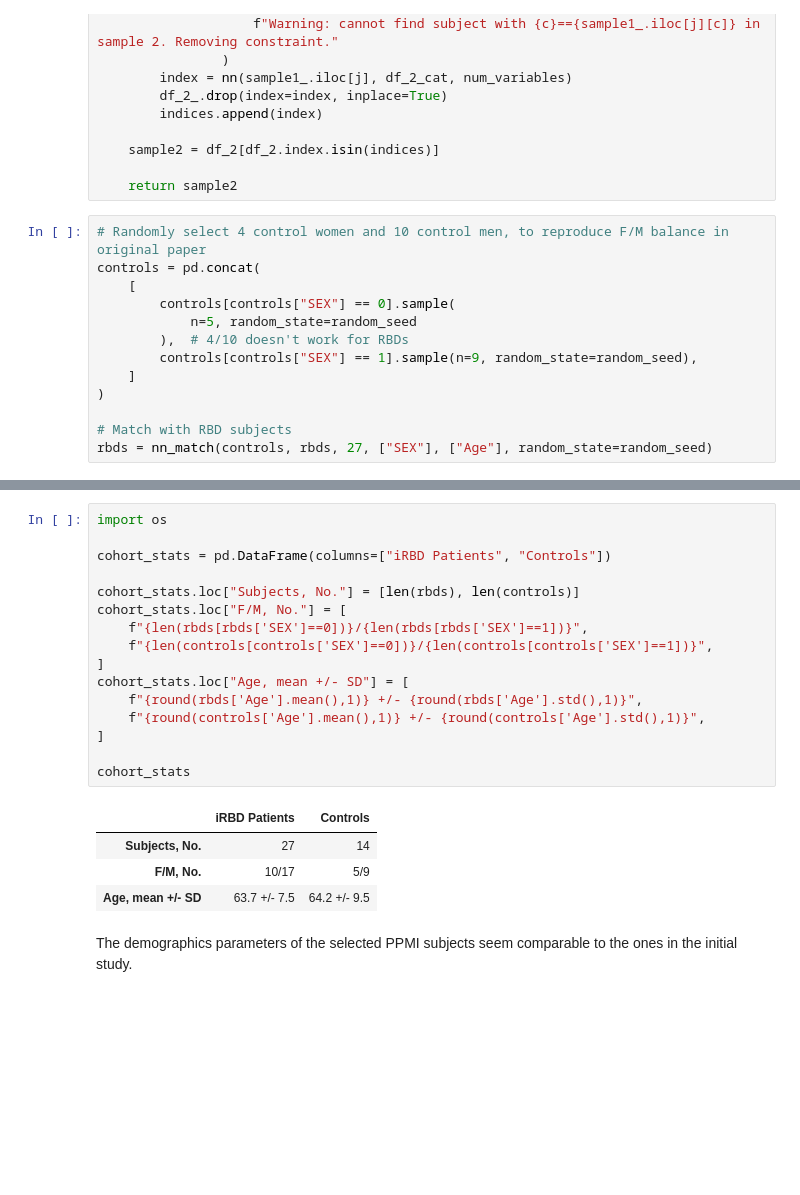
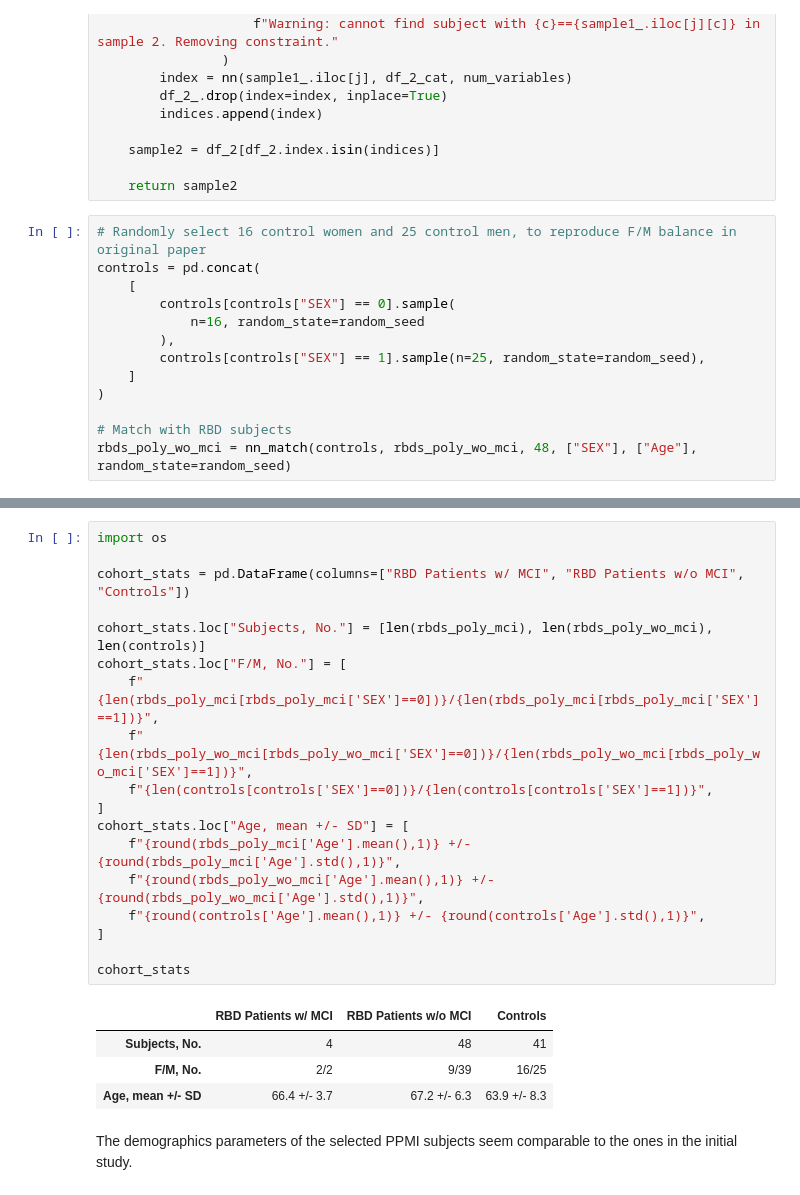
Before and after one commit to LivingPark-MRI/rahayel-etal, a Jupyter notebook: rahayel-etal.ipynb, the cells around one changed output, grey strips where cells are left out. Cells and saved outputs as stored; diff of their text form; blank space fills up the shorter version.

Commit message:
Cohort replication complete, updated ppmi downloader and livingpark utils version

```diff
--- a/rahayel-etal.ipynb
+++ b/rahayel-etal.ipynb
@@ -408,15 +420,15 @@ def nn_match(sample1, df_2, n2, cat_variables, num_variables, random_state=rando
 
     return sample2
 # %%
-# Randomly select 4 control women and 10 control men, to reproduce F/M balance in original paper
+# Randomly select 16 control women and 25 control men, to reproduce F/M balance in original paper
 controls = pd.concat(
     [
         controls[controls["SEX"] == 0].sample(
-            n=5, random_state=random_seed
-        ),  # 4/10 doesn't work for RBDs
-        controls[controls["SEX"] == 1].sample(n=9, random_state=random_seed),
+            n=16, random_state=random_seed
+        ),
+        controls[controls["SEX"] == 1].sample(n=25, random_state=random_seed),
     ]
 )
 
 # Match with RBD subjects
-rbds = nn_match(controls, rbds, 27, ["SEX"], ["Age"], random_state=random_seed)
+rbds_poly_wo_mci = nn_match(controls, rbds_poly_wo_mci, 48, ["SEX"], ["Age"], random_state=random_seed)
@@ -423,24 +450,26 @@ rbds = nn_match(controls, rbds, 27, ["SEX"], ["Age"], random_state=random_seed)
 # %%
 import os
 
-cohort_stats = pd.DataFrame(columns=["iRBD Patients", "Controls"])
+cohort_stats = pd.DataFrame(columns=["RBD Patients w/ MCI", "RBD Patients w/o MCI", "Controls"])
 
-cohort_stats.loc["Subjects, No."] = [len(rbds), len(controls)]
+cohort_stats.loc["Subjects, No."] = [len(rbds_poly_mci), len(rbds_poly_wo_mci), len(controls)]
 cohort_stats.loc["F/M, No."] = [
-    f"{len(rbds[rbds['SEX']==0])}/{len(rbds[rbds['SEX']==1])}",
+    f"{len(rbds_poly_mci[rbds_poly_mci['SEX']==0])}/{len(rbds_poly_mci[rbds_poly_mci['SEX']==1])}",
+    f"{len(rbds_poly_wo_mci[rbds_poly_wo_mci['SEX']==0])}/{len(rbds_poly_wo_mci[rbds_poly_wo_mci['SEX']==1])}",
     f"{len(controls[controls['SEX']==0])}/{len(controls[controls['SEX']==1])}",
 ]
 cohort_stats.loc["Age, mean +/- SD"] = [
-    f"{round(rbds['Age'].mean(),1)} +/- {round(rbds['Age'].std(),1)}",
+    f"{round(rbds_poly_mci['Age'].mean(),1)} +/- {round(rbds_poly_mci['Age'].std(),1)}",
+    f"{round(rbds_poly_wo_mci['Age'].mean(),1)} +/- {round(rbds_poly_wo_mci['Age'].std(),1)}",
     f"{round(controls['Age'].mean(),1)} +/- {round(controls['Age'].std(),1)}",
 ]
 
 cohort_stats
 # %% [output]
-|  | iRBD Patients | Controls |
-| Subjects, No. | 27 | 14 |
-| F/M, No. | 10/17 | 5/9 |
-| Age, mean +/- SD | 63.7 +/- 7.5 | 64.2 +/- 9.5 |
+|  | RBD Patients w/ MCI | RBD Patients w/o MCI | Controls |
+| Subjects, No. | 4 | 48 | 41 |
+| F/M, No. | 2/2 | 9/39 | 16/25 |
+| Age, mean +/- SD | 66.4 +/- 3.7 | 67.2 +/- 6.3 | 63.9 +/- 8.3 |
 # %% [markdown]
 The demographics parameters of the selected PPMI subjects seem comparable to the ones in the initial study.
 # %% [markdown]
```
Also changed, not shown: parts of 18 cells of this notebook.
